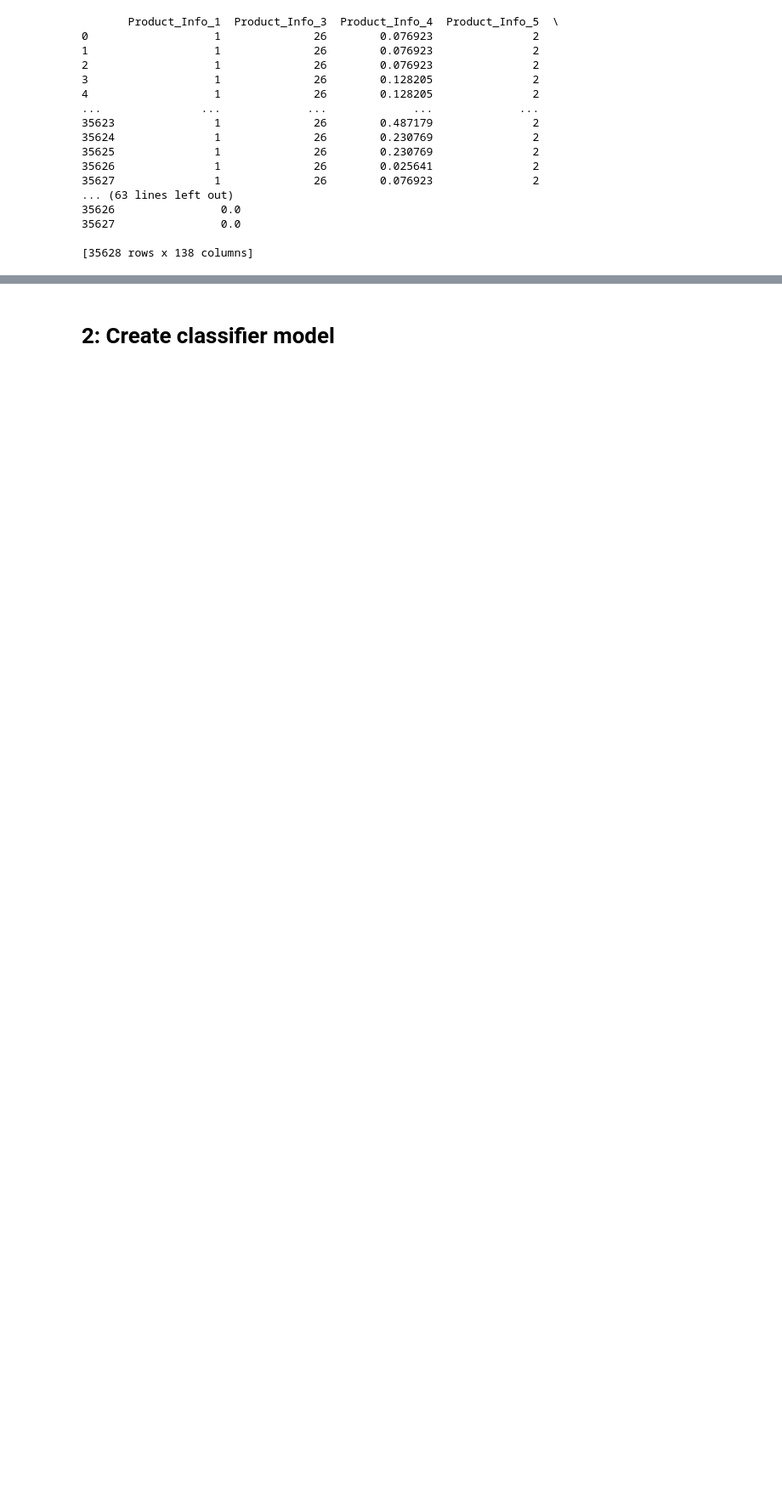
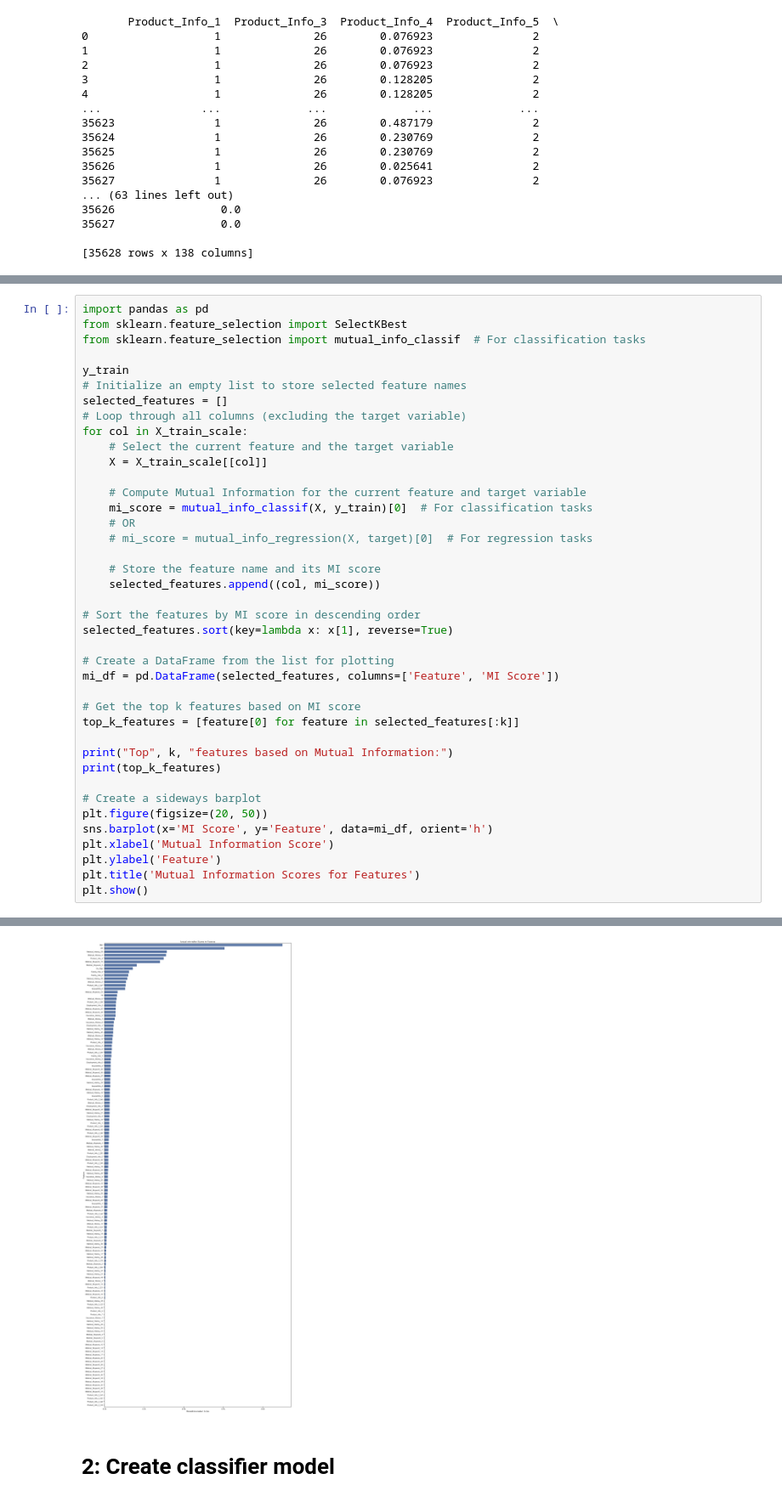
Before and after one commit to scaling-physics/prudential_life_insurance_data_analysis, a Jupyter notebook: life_insurance_risk_assesment.ipynb, the cells around one changed output, grey strips where cells are left out. Shown at 85% size. Saved outputs shown, nothing was run; the diff lists cells and outputs as text; blank space fills up the shorter version.

```diff
--- a/life_insurance_risk_assesment.ipynb
+++ b/life_insurance_risk_assesment.ipynb
@@ -229,0 +330,41 @@ X_train_scale
+# %%
+import pandas as pd
+from sklearn.feature_selection import SelectKBest
+from sklearn.feature_selection import mutual_info_classif  # For classification tasks
+
+y_train
+# Initialize an empty list to store selected feature names
+selected_features = []
+# Loop through all columns (excluding the target variable)
+for col in X_train_scale:
+    # Select the current feature and the target variable
+    X = X_train_scale[[col]]
+
+    # Compute Mutual Information for the current feature and target variable
+    mi_score = mutual_info_classif(X, y_train)[0]  # For classification tasks
+    # OR
+    # mi_score = mutual_info_regression(X, target)[0]  # For regression tasks
+
+    # Store the feature name and its MI score
+    selected_features.append((col, mi_score))
+
+# Sort the features by MI score in descending order
+selected_features.sort(key=lambda x: x[1], reverse=True)
+
+# Create a DataFrame from the list for plotting
+mi_df = pd.DataFrame(selected_features, columns=['Feature', 'MI Score'])
+
+# Get the top k features based on MI score
+top_k_features = [feature[0] for feature in selected_features[:k]]
+
+print("Top", k, "features based on Mutual Information:")
+print(top_k_features)
+
+# Create a sideways barplot
+plt.figure(figsize=(20, 50))
+sns.barplot(x='MI Score', y='Feature', data=mi_df, orient='h')
+plt.xlabel('Mutual Information Score')
+plt.ylabel('Feature')
+plt.title('Mutual Information Scores for Features')
+plt.show()
+# %% [output]
@@ -230,2 +373,3 @@ X_train_scale
+[figure, added]
 # %% [markdown]
 # 2: Create classifier model
```
Also changed, not shown: parts of 29 cells of this notebook.
